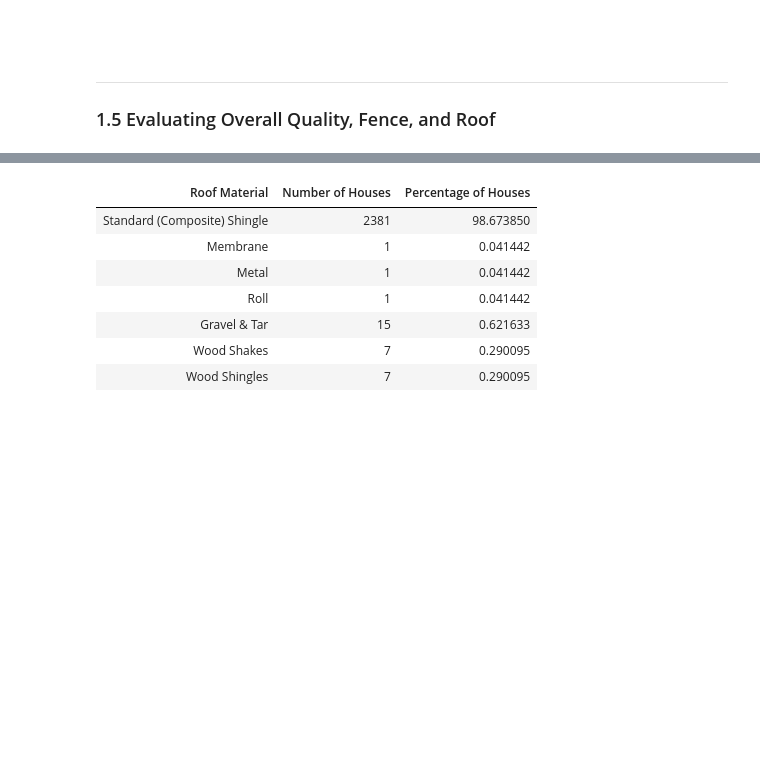
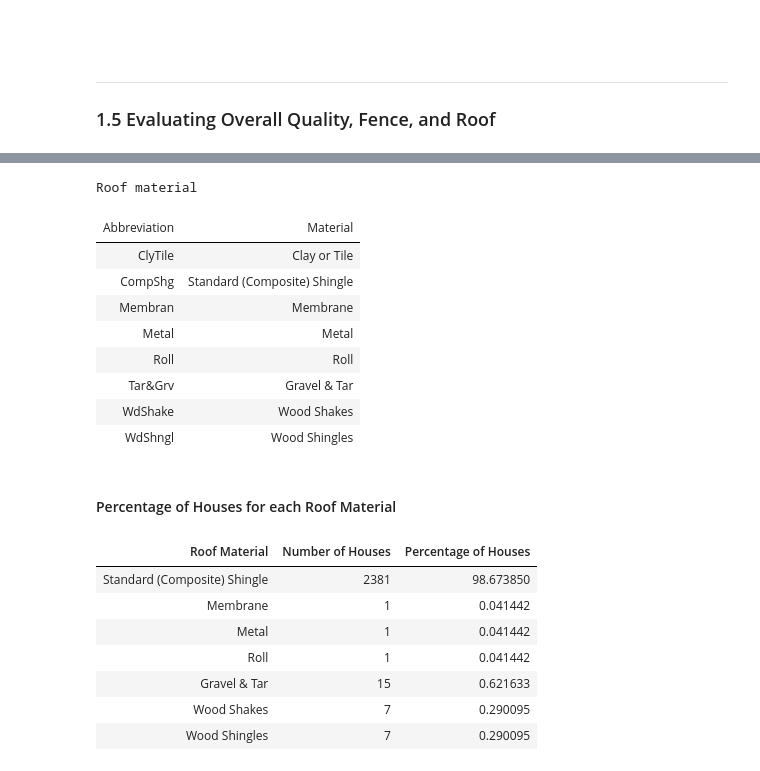
Before and after one commit to hikarinosenshi/ml_project, a Jupyter notebook: ariel/Feature Evaluation.ipynb, the cells around one changed output, grey strips where cells are left out. Drawn from its saved outputs; the diff is of its cells as text; code cells hidden in the pictures; blank space fills up the shorter version.

```diff
--- a/ariel/Feature Evaluation.ipynb
+++ b/ariel/Feature Evaluation.ipynb
@@ -101,6 +102,65 @@ model_features = ['SalePrice','TotalBsmtSF', 'OverallQual', 'YearBuilt', 'log10_
 </tr>
 </tbody>
 </table>
+# %%
+html_table = """
+<h4>Roof material</h4>
+<p>&nbsp;</p>
+<table style="border-collapse: collapse; width: 46.0227%; height: 162px;" border="1">
+<thead>
+<tr style="border-style: ridge; height: 18px;">
+<td style="width: 3.50375%; height: 18px; border-style: ridge; text-align: center;"><strong>Abbreviation</strong></td>
+<td style="width: 9.18553%; height: 18px; border-style: ridge; text-align: center;"><strong>Material</strong></td>
+</tr>
+</thead>
+<tbody>
+<tr style="height: 18px;">
+<td style="width: 3.50375%; height: 18px; border-style: ridge; text-align: left;">&nbsp; ClyTile</td>
+<td style="width: 9.18553%; height: 18px; border-style: ridge; text-align: left;">Clay or Tile</td>
+</tr>
+<tr style="height: 18px;">
+<td style="width: 3.50375%; height: 18px; border-style: ridge; text-align: left;">&nbsp; CompShg</td>
+<td style="width: 9.18553%; height: 18px; border-style: ridge; text-align: left;">Standard (Composite) Shingle</td>
+</tr>
+<tr style="height: 18px;">
+<td style="width: 3.50375%; height: 18px; border-style: ridge; text-align: left;">&nbsp; Membran</td>
+<td style="width: 9.18553%; height: 18px; border-style: ridge; text-align: left;">Membrane</td>
+</tr>
+<tr style="height: 18px;">
+<td style="width: 3.50375%; height: 18px; border-style: ridge; text-align: left;">&nbsp; Metal</td>
+<td style="width: 9.18553%; height: 18px; border-style: ridge; text-align: left;">Metal</td>
+</tr>
+<tr style="height: 18px;">
+<td style="width: 3.50375%; height: 18px; border-style: ridge; text-align: left;">&nbsp; Roll</td>
+<td style="width: 9.18553%; height: 18px; border-style: ridge; text-align: left;">Roll</td>
+</tr>
+<tr style="height: 18px;">
+<td style="width: 3.50375%; height: 18px; border-style: ridge; text-align: left;">&nbsp; Tar&amp;Grv</td>
+<td style="width: 9.18553%; height: 18px; border-style: ridge; text-align: left;">Gravel &amp; Tar</td>
+</tr>
+<tr style="height: 18px;">
+<td style="width: 3.50375%; height: 18px; border-style: ridge; text-align: left;">&nbsp; WdShake</td>
+<td style="width: 9.18553%; height: 18px; border-style: ridge; text-align: left;">Wood Shakes</td>
+</tr>
+<tr style="height: 18px;">
+<td style="width: 3.50375%; height: 18px; border-style: ridge; text-align: left;">&nbsp; WdShngl</td>
+<td style="width: 9.18553%; height: 18px; border-style: ridge; text-align: left;">Wood Shingles</td>
+</tr>
+</tbody>
+</table>
+"""
+display(HTML(html_table))
+# %% [output]
+Roof material
+| Abbreviation | Material |
+| ClyTile | Clay or Tile |
+| CompShg | Standard (Composite) Shingle |
+| Membran | Membrane |
+| Metal | Metal |
+| Roll | Roll |
+| Tar&Grv | Gravel & Tar |
+| WdShake | Wood Shakes |
+| WdShngl | Wood Shingles |
 # %%
 roof_matl_dict = ({"ClyTile":"Clay or Tile","CompShg":"Standard (Composite) Shingle","Membran":"Membrane",
                    "Metal":"Metal","Roll":"Roll","Tar&Grv":"Gravel & Tar","WdShake":"Wood Shakes",
@@ -112,4 +172,6 @@ roofmatl_count['Percentage of Houses'] = roofmatl_count['Number of Houses']/data
 roofmatl_count.reset_index(inplace=True)
 roofmatl_count.columns=["Roof Material",'Number of Houses','Percentage of Houses']
 roofmatl_count['Roof Material'].replace(roof_matl_dict, inplace=True)
+# %% [markdown]
+#### Percentage of Houses for each Roof Material
 # %%
```
Also changed, not shown: parts of 50 cells of this notebook.
